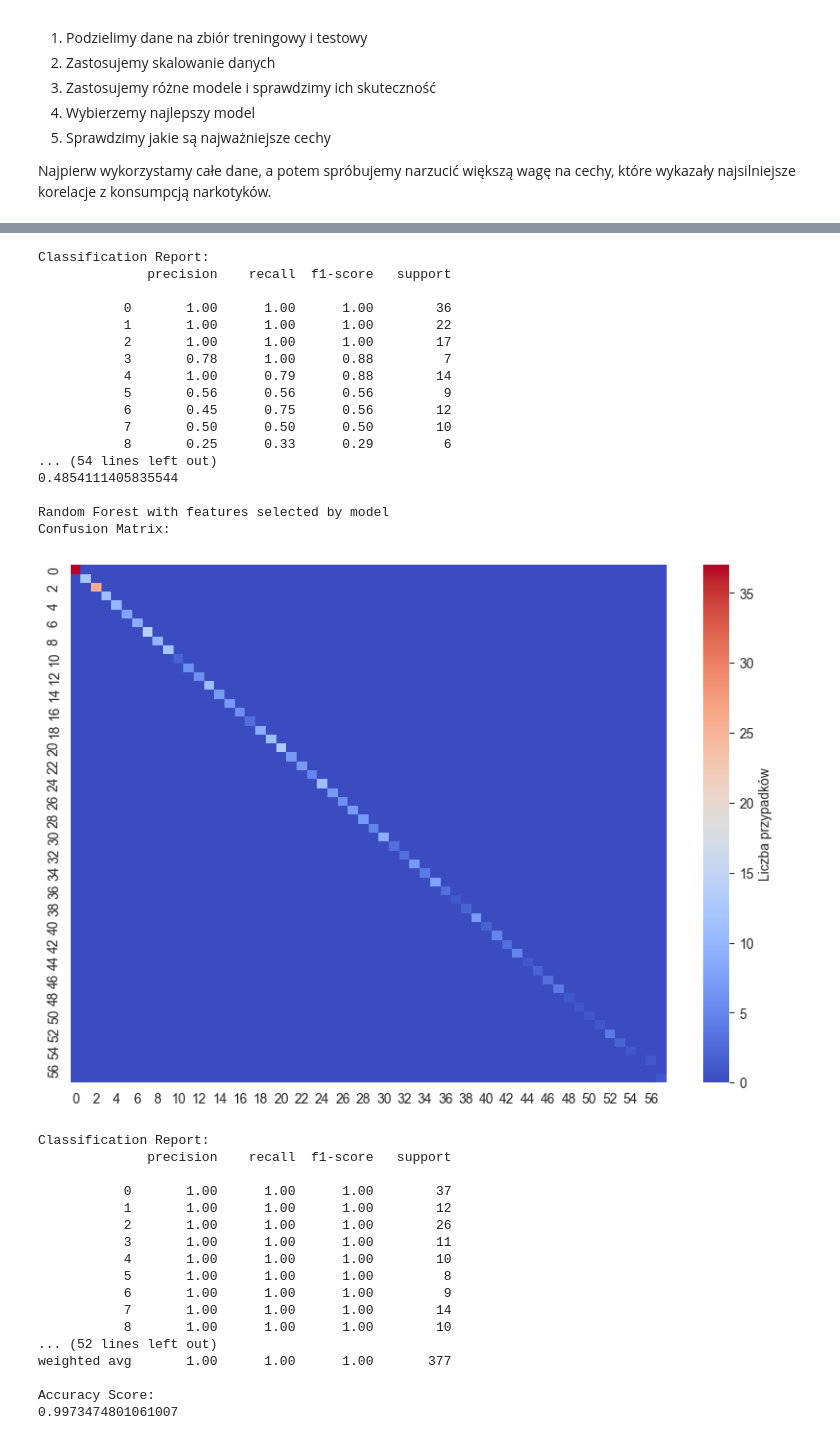
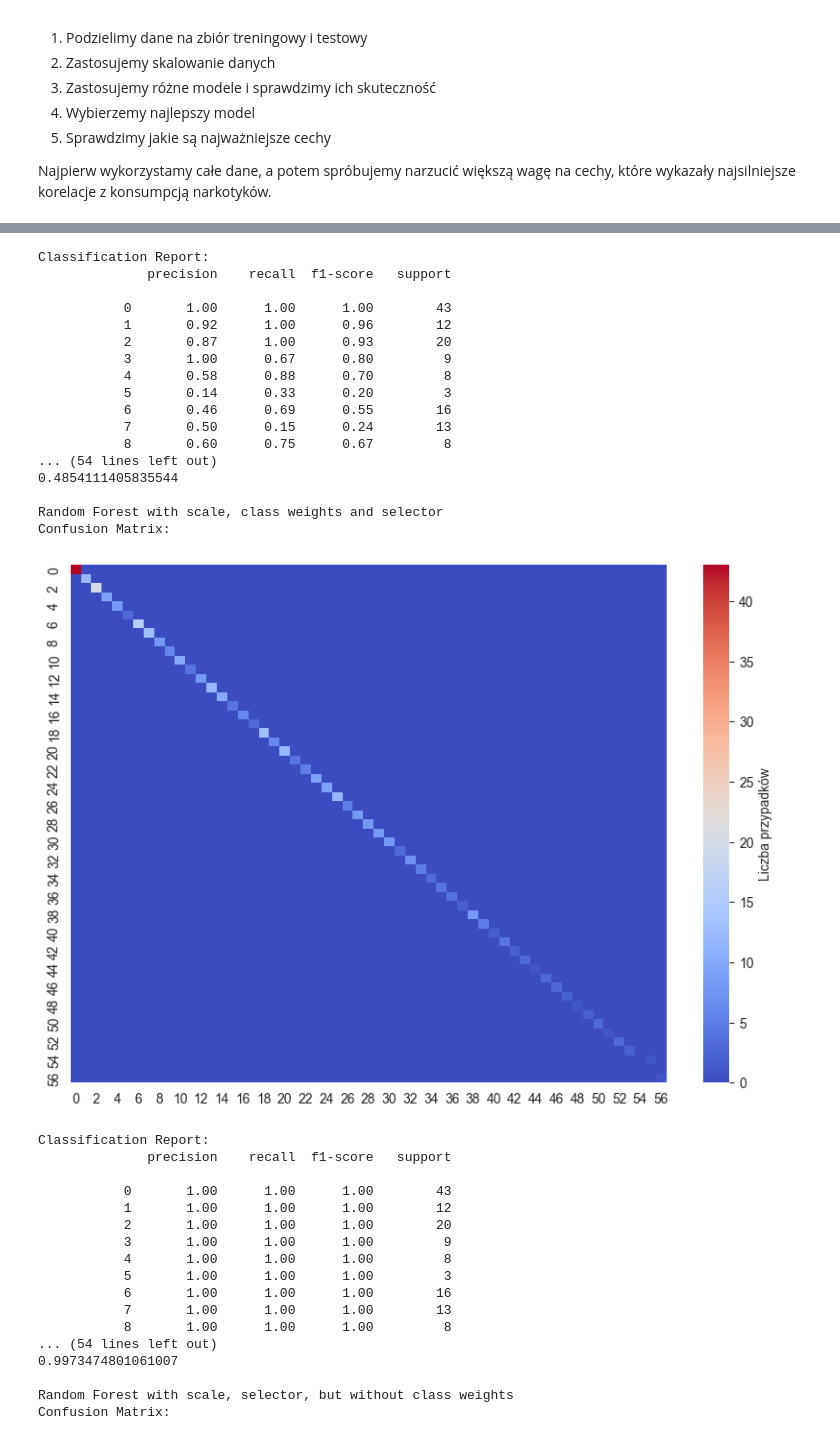
Before and after one commit to olekgolus11/DrugConsumptionAnalysis, a Jupyter notebook: drug_consumption.ipynb, the cells around one changed output, grey strips where cells are left out. Saved outputs shown, nothing was run; the diff lists cells and outputs as text; code cells hidden in the pictures.

```diff
--- a/drug_consumption.ipynb
+++ b/drug_consumption.ipynb
@@ -332,6 +332,7 @@ W celu implementacji modeli, które będą przewidywały konsumpcję narkotyków
 
 Najpierw wykorzystamy całe dane, a potem spróbujemy narzucić większą wagę na cechy, które wykazały najsilniejsze korelacje z konsumpcją narkotyków.
 # %%
+import copy
 from sklearn.model_selection import train_test_split
 from sklearn.preprocessing import StandardScaler
 from sklearn.linear_model import LogisticRegression
@@ -344,7 +345,7 @@ def split_data(data, test_size=0.2):
     X = data.drop(columns=consumption_data_columns)
     # y = data['nicotine']
     y = create_drug_consumption_column(data)
-    return train_test_split(X, y, test_size=test_size)
+    return train_test_split(X, y, test_size=test_size, random_state=42)
 
 def scale_data(X_train, X_test):
     scaler = StandardScaler()
@@ -369,16 +370,12 @@ def select_features_with_selector(model, X_train, y_train, X_test):
     X_test = selector.transform(X_test)
     return X_train, X_test
 
-def select_features(model, X_train, y_train, X_test):
-    selected_columns_indices =  [index for index, column in enumerate(personal_information_data_columns + personality_data_columns) if column in filtered_personal_data_columns]
-
 def get_selected_input_data_class_weights():
     selected_column_indices = [index for index, column in enumerate(personal_information_data_columns + personality_data_columns) if column in filtered_personal_data_columns]
     weight_dict = {index: 1 for index in range(len(personal_information_data_columns + personality_data_columns))}
     for index in selected_column_indices:
         weight_dict[index] = 3
     return weight_dict
-
 
 def show_confusion_matrix_as_plot(y_test, y_pred):
     plt.figure(figsize=(10, 7))
@@ -402,20 +399,31 @@ def implement_models(data):
     print('\nSVC')
     train_and_evaluate_model(svc, X_train, X_test, y_train, y_test)
 
-    print('\nRandom Forest with manually selected features')
+    # Developing random forest
+
+    class_weights = get_selected_input_data_class_weights()
+    random_forest_with_weights = RandomForestClassifier(class_weight=class_weights)
+
+    print('\nRandom Forest with scale and class weights')
     X_train, X_test, y_train, y_test = split_data(data)
     X_train, X_test = scale_data(X_train, X_test)
-    # X_train, X_test = select_features(random_forest, X_train, y_train, X_test)
-    class_weights = get_selected_input_data_class_weights()
-    random_forest = RandomForestClassifier(class_weight=class_weights)
-    train_and_evaluate_model(random_forest, X_train, X_test, y_train, y_test, show_features=True)
+    random_forest_weight_copy = copy.copy(random_forest_with_weights)
+    train_and_evaluate_model(random_forest_weight_copy, X_train, X_test, y_train, y_test, show_features=True)
 
-    print('\nRandom Forest with features selected by model')
+    print('\nRandom Forest with scale, selector, but without class weights')
     X_train, X_test, y_train, y_test = split_data(data)
     X_train, X_test = scale_data(X_train, X_test)
+    random_forest_copy = copy.copy(random_forest)
     X_train, X_test = select_features_with_selector(random_forest, X_train, y_train, X_test)
-    # random_forest = RandomForestClassifier()
-    train_and_evaluate_model(random_forest, X_train, X_test, y_train, y_test, show_features=True)
+    train_and_evaluate_model(random_forest_copy, X_train, X_test, y_train, y_test, show_features=True)
+
+    print('\nRandom Forest with scale, class weights and selector')
+    X_train, X_test, y_train, y_test = split_data(data)
+    X_train, X_test = scale_data(X_train, X_test)
+    random_forest_copy = copy.copy(random_forest_weight_copy)
+    X_train, X_test = select_features_with_selector(random_forest_copy, X_train, y_train, X_test)
+    train_and_evaluate_model(random_forest_copy, X_train, X_test, y_train, y_test, show_features=True)
+
 
 implement_models(data)
 # %% [output]
@@ -437,35 +445,35 @@ Confusion Matrix:
 Classification Report:
               precision    recall  f1-score   support
 
-           0       1.00      1.00      1.00        36
-           1       1.00      1.00      1.00        22
-           2       1.00      1.00      1.00        17
-           3       0.78      1.00      0.88         7
-           4       1.00      0.79      0.88        14
-           5       0.56      0.56      0.56         9
-           6       0.45      0.75      0.56        12
-           7       0.50      0.50      0.50        10
-           8       0.25      0.33      0.29         6
+           0       1.00      1.00      1.00        43
+           1       0.92      1.00      0.96        12
+           2       0.87      1.00      0.93        20
+           3       1.00      0.67      0.80         9
+           4       0.58      0.88      0.70         8
+           5       0.14      0.33      0.20         3
+           6       0.46      0.69      0.55        16
+           7       0.50      0.15      0.24        13
+           8       0.60      0.75      0.67         8
 ... (54 lines left out)
 0.4854111405835544
 
-Random Forest with features selected by model
+Random Forest with scale, class weights and selector
 Confusion Matrix:
-[figure, old version]
+[figure, new version]
 Classification Report:
               precision    recall  f1-score   support
 
-           0       1.00      1.00      1.00        37
+           0       1.00      1.00      1.00        43
            1       1.00      1.00      1.00        12
-           2       1.00      1.00      1.00        26
-           3       1.00      1.00      1.00        11
-           4       1.00      1.00      1.00        10
-           5       1.00      1.00      1.00         8
-           6       1.00      1.00      1.00         9
-           7       1.00      1.00      1.00        14
-           8       1.00      1.00      1.00        10
-... (52 lines left out)
-weighted avg       1.00      1.00      1.00       377
+           2       1.00      1.00      1.00        20
+           3       1.00      1.00      1.00         9
+           4       1.00      1.00      1.00         8
+           5       1.00      1.00      1.00         3
+           6       1.00      1.00      1.00        16
+           7       1.00      1.00      1.00        13
+           8       1.00      1.00      1.00         8
+... (54 lines left out)
+0.9973474801061007
 
-Accuracy Score:
-0.9973474801061007
+Random Forest with scale, selector, but without class weights
+Confusion Matrix:
```
Also changed, not shown: parts of 2 cells of this notebook.
